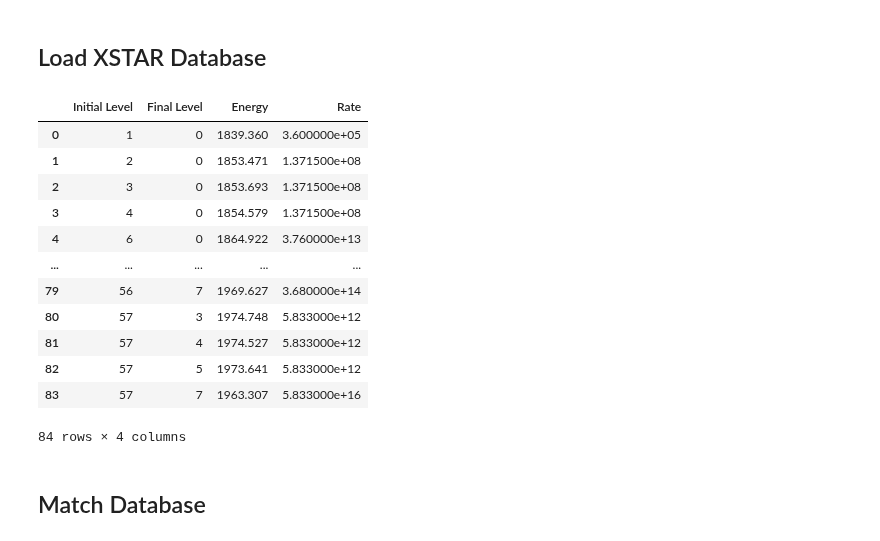
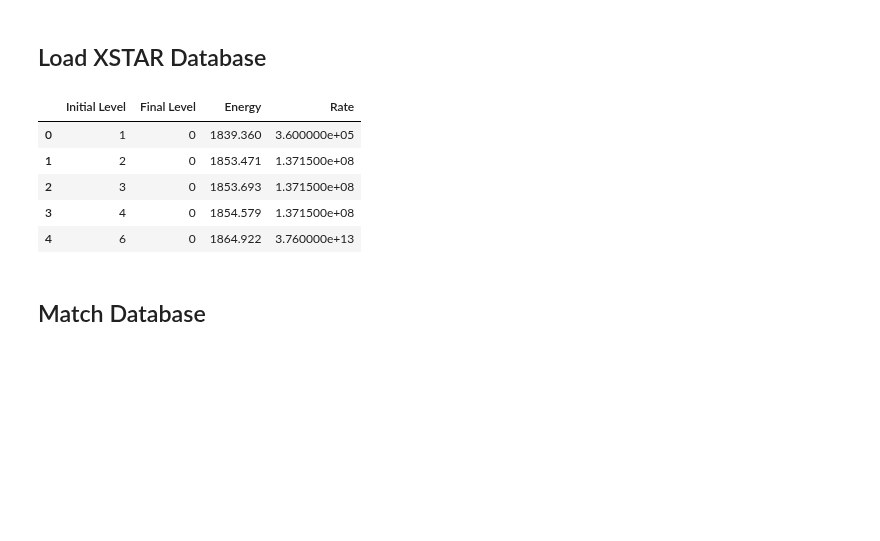
Before and after one commit to AtsushiTanimoto/AtomicDatabase, a Jupyter notebook: Code/Comparison/Comparison.ipynb, the cells around one changed output. Drawn from its saved outputs; the diff is of its cells as text; code cells hidden in the pictures; blank space fills up the shorter version.

```diff
--- a/Code/Comparison/Comparison.ipynb
+++ b/Code/Comparison/Comparison.ipynb
@@ -264,31 +250,24 @@ Monaco_Si02_Transition[:10]
 # %%
 Xstar_Si02_Transition = read_csv("/Users/tanimoto/github/AtomicDatabase/Database/Xstar/Si/Si02_Transition.tsv",sep="\t")
 Xstar_Si02_Transition = Xstar_Si02_Transition.drop(columns=["Unnamed: 0", "Z", "Ion", "Strength"])
 Si02_Transition       = {1:0, 2:1, 3:2, 4:3, 5:4, 6:5, 7:6}
 
-for n in range(133):
-    if Xstar_Si02_Transition["Initial Level"][n] in Si02_Transition.keys() and Xstar_Si02_Transition["Final Level"][n] in Si02_Transition.keys() and 1000<Xstar_Si02_Transition["Energy"][n]:
-        Xstar_Si02_Transition["Initial Level"][n] = Si02_Transition[Xstar_Si02_Transition["Initial Level"][n]]
-        Xstar_Si02_Transition["Final Level"][n]   = Si02_Transition[Xstar_Si02_Transition["Final Level"][n]]
+for n in range(212):
+    if Xstar_Si02_Transition["Initial Level"][n]<=7 and Xstar_Si02_Transition["Final Level"][n]<=7 and 1000<Xstar_Si02_Transition["Energy"][n]:
+        Xstar_Si02_Transition["Initial Level"][n] = Xstar_Si02_Transition["Initial Level"][n]-1
+        Xstar_Si02_Transition["Final Level"][n]   = Xstar_Si02_Transition["Final Level"][n]-1
     else:
         Xstar_Si02_Transition.drop(index=n, inplace=True)
 
 Xstar_Si02_Transition = Xstar_Si02_Transition.reset_index().drop(columns="index")
-Xstar_Si02_Transition
+Xstar_Si02_Transition[:10]
 # %% [output]
 |  | Initial Level | Final Level | Energy | Rate |
 | 0 | 1 | 0 | 1839.360 | 3.600000e+05 |
 | 1 | 2 | 0 | 1853.471 | 1.371500e+08 |
 | 2 | 3 | 0 | 1853.693 | 1.371500e+08 |
 | 3 | 4 | 0 | 1854.579 | 1.371500e+08 |
 | 4 | 6 | 0 | 1864.922 | 3.760000e+13 |
-| ... | ... | ... | ... | ... |
-| 79 | 56 | 7 | 1969.627 | 3.680000e+14 |
-| 80 | 57 | 3 | 1974.748 | 5.833000e+12 |
-| 81 | 57 | 4 | 1974.527 | 5.833000e+12 |
-| 82 | 57 | 5 | 1973.641 | 5.833000e+12 |
-| 83 | 57 | 7 | 1963.307 | 5.833000e+16 |
-84 rows × 4 columns
 # %% [markdown]
 ## Match Database
 # %%
```
Also changed, not shown: parts of 5 cells of this notebook.
